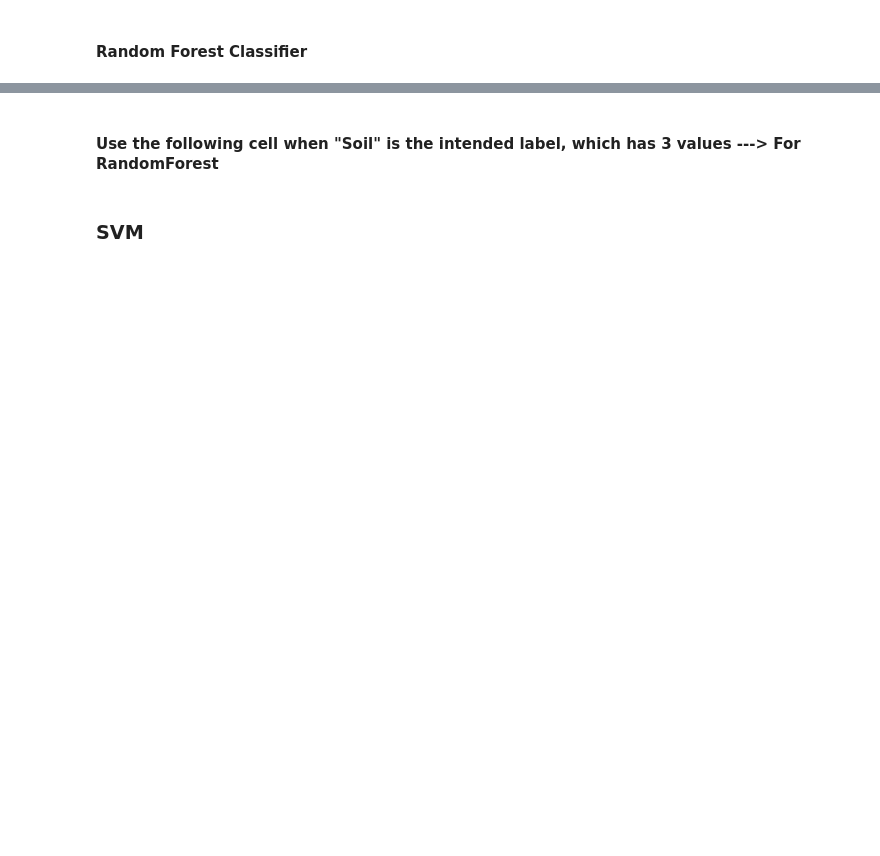
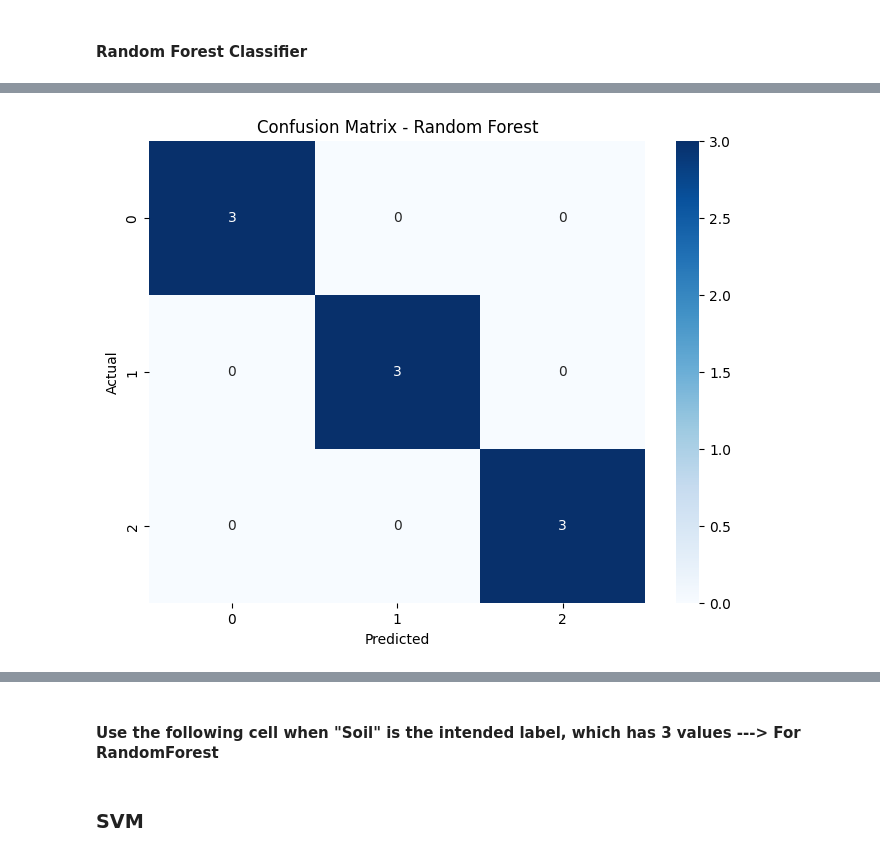
Before and after one commit to hsnvnd/AI-in-Metagenomics, a Jupyter notebook: Soil_Classification-shapg(supercomputer).ipynb, the cells around one changed output, grey strips where cells are left out. Saved outputs shown, nothing was run; the diff lists cells and outputs as text; code cells hidden in the pictures; blank space fills up the shorter version.

```diff
--- a/Soil_Classification-shapg(supercomputer).ipynb
+++ b/Soil_Classification-shapg(supercomputer).ipynb
@@ -434,54 +607,56 @@ print("📊 Test set shape:", X_test.shape)
 # %% [markdown]
 #### Random Forest Classifier
 # %%
-# # Hyperparameter Tuning and Cross-Validation for Random Forest
-# param_grid_rf = {
-#     'n_estimators': [10, 50, 100, 200],
-#     'max_depth': [None, 10, 20, 30],
-#     'min_samples_split': [2, 5, 10],
-#     'min_samples_leaf': [1, 2, 4],
-#     'max_features': ['sqrt', 'log2']
-# }
-# # Set a random_state for reproducibility
-# random_state = 42
-# grid_search_rf = GridSearchCV(RandomForestClassifier(random_state=random_state), param_grid_rf, cv=5, scoring='accuracy')
-# grid_search_rf.fit(X_train, y_train)
-# best_params_rf = grid_search_rf.best_params_
-# print("Best parameters for Random Forest:", best_params_rf)
+# Hyperparameter Tuning and Cross-Validation for Random Forest
+param_grid_rf = {
+    'n_estimators': [10, 50, 100, 200],
+    'max_depth': [None, 10, 20, 30],
+    'min_samples_split': [2, 5, 10],
+    'min_samples_leaf': [1, 2, 4],
+    'max_features': ['sqrt', 'log2']
+}
+# Set a random_state for reproducibility
+random_state = 42
+grid_search_rf = GridSearchCV(RandomForestClassifier(random_state=random_state), param_grid_rf, cv=5, scoring='accuracy')
+grid_search_rf.fit(X_train, y_train)
+best_params_rf = grid_search_rf.best_params_
+print("Best parameters for Random Forest:", best_params_rf)
 
-# # Print Cross-Validation Scores from GridSearchCV
-# cv_results_rf = pd.DataFrame(grid_search_rf.cv_results_)
-# print("\nCross-Validation Scores from GridSearchCV:\n", cv_results_rf[['mean_test_score', 'std_test_score', 'params']])
+# Print Cross-Validation Scores from GridSearchCV
+cv_results_rf = pd.DataFrame(grid_search_rf.cv_results_)
+print("\nCross-Validation Scores from GridSearchCV:\n", cv_results_rf[['mean_test_score', 'std_test_score', 'params']])
 
-# # Initialize the best Random Forest model
-# rf_model = RandomForestClassifier(**best_params_rf,random_state=random_state)
+# Initialize the best Random Forest model
+rf_model = RandomForestClassifier(**best_params_rf,random_state=random_state)
 
-# # Train the model on the entire training set
-# rf_model.fit(X_train, y_train)
+# Train the model on the entire training set
+rf_model.fit(X_train, y_train)
 
-# # Make predictions on the test set
-# y_pred_rf = rf_model.predict(X_test)
+# Make predictions on the test set
+y_pred_rf = rf_model.predict(X_test)
 
-# # Model Evaluation for Random Forest
-# print("\nRandom Forest - Test Set Accuracy:", accuracy_score(y_test, y_pred_rf))
-# print("Test Set Classification Report:")
-# print(classification_report(y_test, y_pred_rf))
 
-# # make sure the labels match
-# print("Unique values in y_test:", np.unique(y_test))
+# Model Evaluation for Random Forest
+print("\nRandom Forest - Test Set Accuracy:", accuracy_score(y_test, y_pred_rf))
+print("Test Set Classification Report:")
+print(classification_report(y_test, y_pred_rf))
 
-# # Confusion Matrix
-# class_labels = rf_model.classes_
-# conf_matrix_rf = confusion_matrix(y_test, y_pred_rf)
-# plt.figure(figsize=(8, 6))
-# sns.heatmap(conf_matrix_rf, annot=True, fmt="d", cmap="Blues", xticklabels=class_labels, yticklabels=class_labels)
-# plt.title("Confusion Matrix - Random Forest")
-# plt.xlabel("Predicted")
-# plt.ylabel("Actual")
-# plt.show()
+# make sure the labels match
+print("Unique values in y_test:", np.unique(y_test))
 
-# # SHAP Analysis, on train set. Use the following codes only for "Autoclave" and "Heat root" that have binary values
-# # Use TreeExplainer for Random Forest
+# Confusion Matrix
+class_labels = rf_model.classes_
+conf_matrix_rf = confusion_matrix(y_test, y_pred_rf)
+plt.figure(figsize=(8, 6))
+sns.heatmap(conf_matrix_rf, annot=True, fmt="d", cmap="Blues", xticklabels=class_labels, yticklabels=class_labels)
+plt.title("Confusion Matrix - Random Forest")
+plt.xlabel("Predicted")
+plt.ylabel("Actual")
+plt.show()
+
+####### Use this for  a normal SHAP analysis in a binary classification task ########
+# SHAP Analysis, on train set. Use the following codes only for "Autoclave" and "Heat root" that have binary values
+# Use TreeExplainer for Random Forest
 # explainer_rf = shap.TreeExplainer(rf_model)
 
 # # Calculate SHAP values
@@ -515,4 +690,5 @@ print("📊 Test set shape:", X_test.shape)
 # # # Waterfall Plot for the first instance
 # # shap.plots.waterfall(shap_values_rf_explanation[0])
 
-# print("Model classes:", rf_model.classes_)
+print("Model classes:", rf_model.classes_)
+# %% [output]
@@ -518,0 +712 @@ print("📊 Test set shape:", X_test.shape)
+[figure, added]
```
Also changed, not shown: parts of 22 cells of this notebook.
